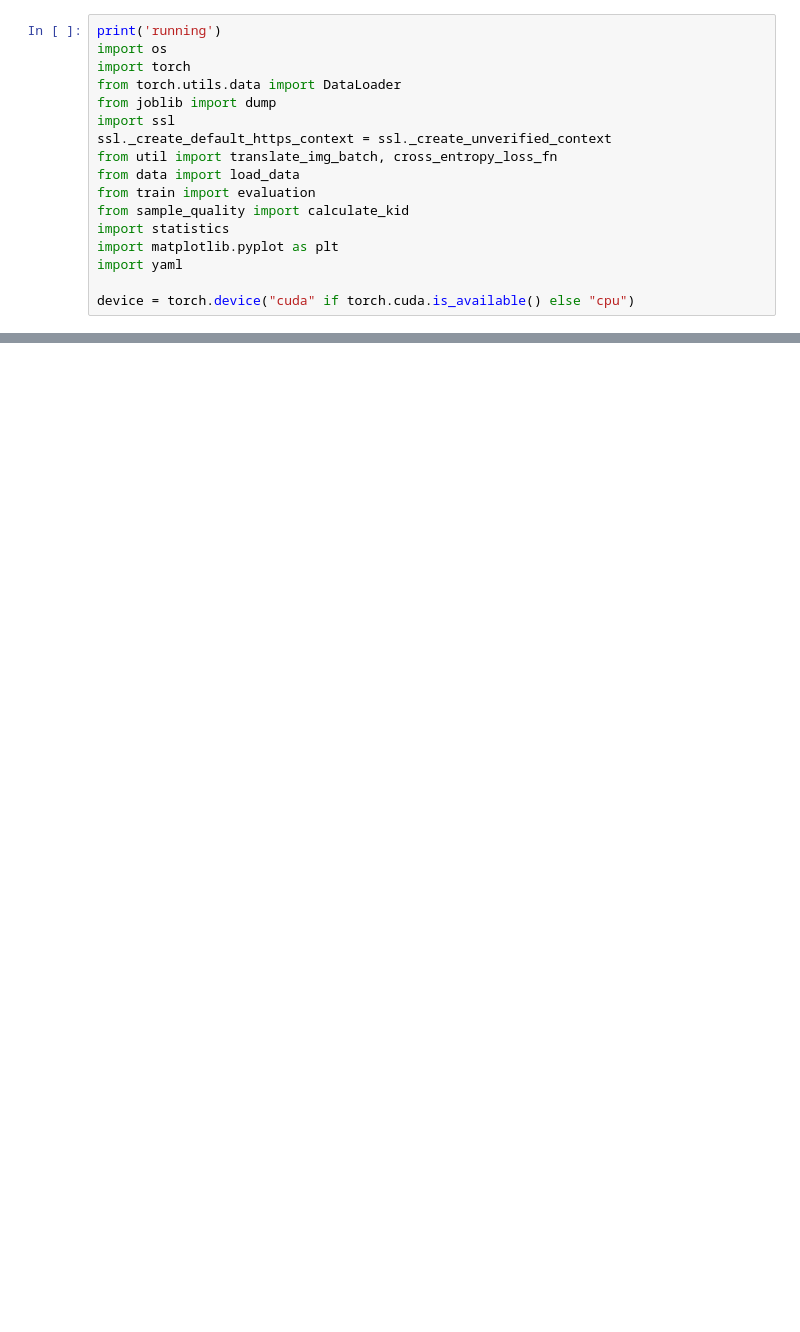
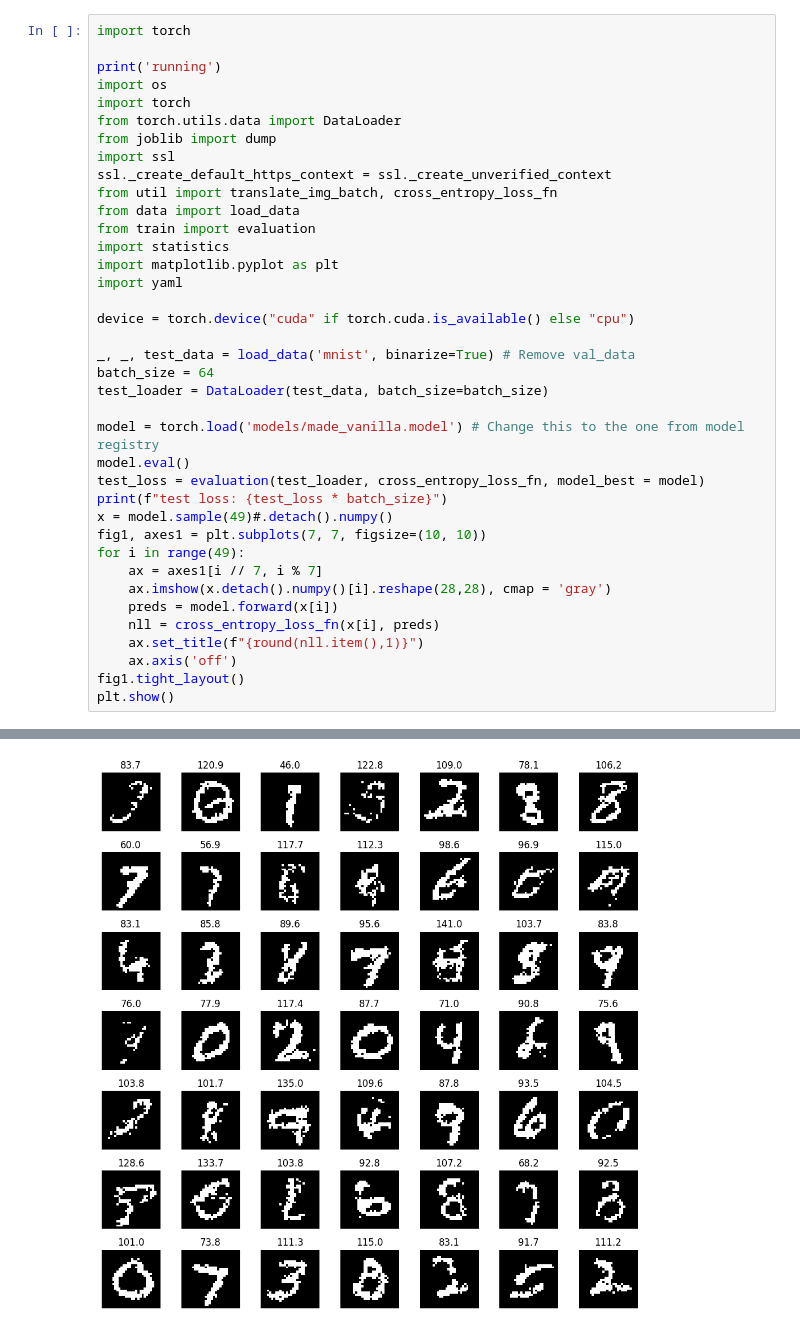
Before and after one commit to rajit906/Symmetry-invariant-Tractable-Generative-Models, a Jupyter notebook: src/evaluate.ipynb, the cells around one changed output, grey strips where cells are left out. Saved outputs shown, nothing was run; the diff lists cells and outputs as text; blank space fills up the shorter version.

```diff
--- a/src/evaluate.ipynb
+++ b/src/evaluate.ipynb
@@ -70,4 +82,6 @@ print(translations_dic)
 # %%
+import torch
+
 print('running')
 import os
 import torch
@@ -78,11 +92,30 @@ ssl._create_default_https_context = ssl._create_unverified_context
 from util import translate_img_batch, cross_entropy_loss_fn
 from data import load_data
 from train import evaluation
-from sample_quality import calculate_kid
 import statistics
 import matplotlib.pyplot as plt
 import yaml
 
 device = torch.device("cuda" if torch.cuda.is_available() else "cpu")
+
+_, _, test_data = load_data('mnist', binarize=True) # Remove val_data
+batch_size = 64
+test_loader = DataLoader(test_data, batch_size=batch_size)
+
+model = torch.load('models/made_vanilla.model') # Change this to the one from model registry
+model.eval()
+test_loss = evaluation(test_loader, cross_entropy_loss_fn, model_best = model)
+print(f"test loss: {test_loss * batch_size}")
+x = model.sample(49)#.detach().numpy()
+fig1, axes1 = plt.subplots(7, 7, figsize=(10, 10))
+for i in range(49):
+    ax = axes1[i // 7, i % 7]
+    ax.imshow(x.detach().numpy()[i].reshape(28,28), cmap = 'gray')
+    preds = model.forward(x[i])
+    nll = cross_entropy_loss_fn(x[i], preds)
+    ax.set_title(f"{round(nll.item(),1)}")
+    ax.axis('off')
+fig1.tight_layout()
+plt.show()
 # %% [output]
 running
@@ -88,0 +124 @@ running
+[figure, added]
```
Also changed, not shown: parts of 9 cells of this notebook, 52 other files.
